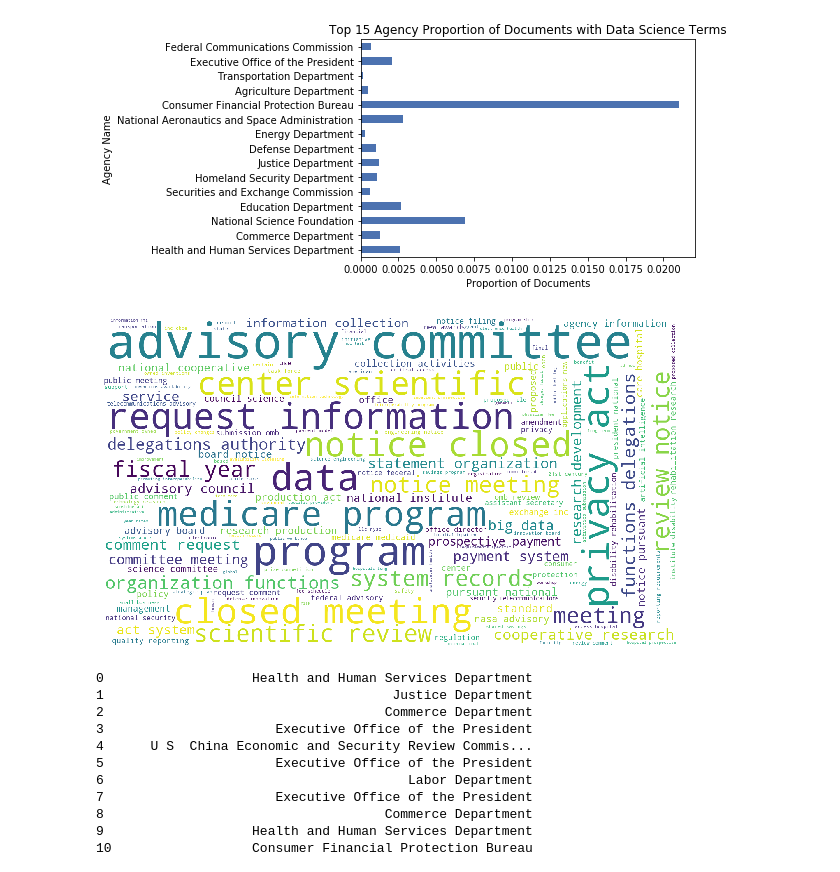
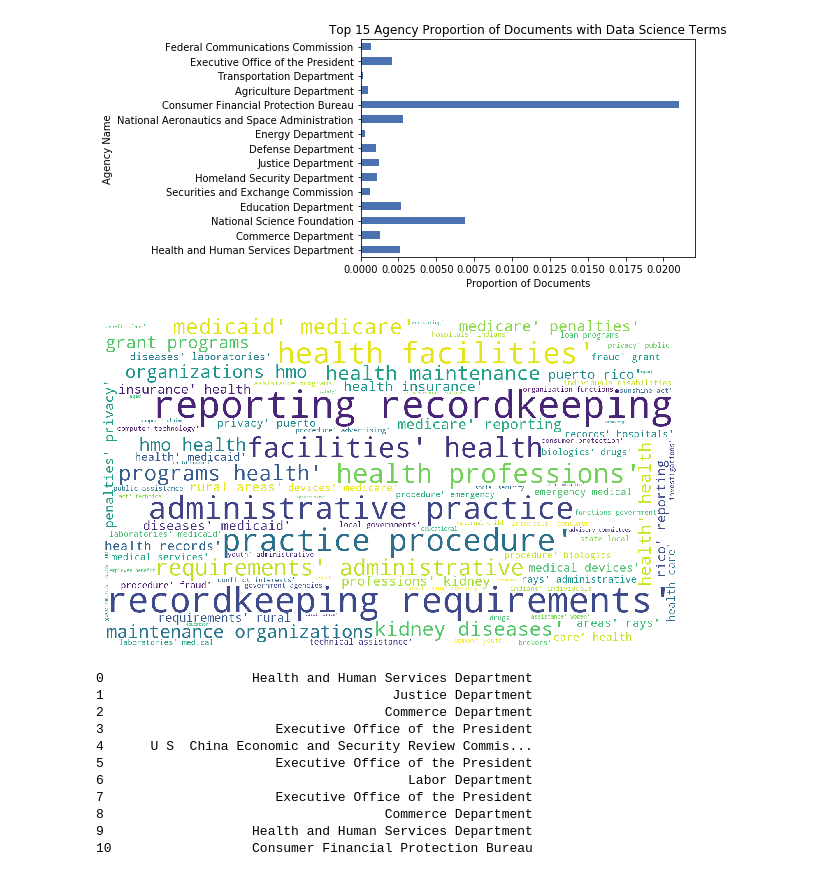
Before and after one commit to JDNantais/FederalRegister_API, a Jupyter notebook: DATA 601 - Federal Register API v2.ipynb, the cells around one changed output. Cells and saved outputs as stored; diff of their text form; code cells hidden in the pictures.

```diff
--- a/DATA 601 - Federal Register API v2.ipynb
+++ b/DATA 601 - Federal Register API v2.ipynb
@@ -430,38 +430,38 @@ comment_words = ' '
 stopwords = set(STOPWORDS)
 
 # iterate through the column
-for val in master_df['title']:
+for val in HHS_df['topics']:
 
     # typecaste each val to string
     val = str(val)
 
     # split the value
     tokens = val.split()
 
     # Converts each token into lowercase
     for i in range(len(tokens)):
         tokens[i] = tokens[i].lower()
 
     for words in tokens:
         comment_words = comment_words + words + ' '
 
 
 wordcloud = WordCloud(width = 1400, height = 800,
                 background_color ='white',
                 stopwords = stopwords,
                 min_font_size = 10).generate(comment_words)
 
 # plot the WordCloud image
 plt.figure(figsize = (8, 8), facecolor = None)
 plt.imshow(wordcloud)
 plt.axis("off")
 plt.tight_layout(pad = 0)
 
-plt.savefig('topics_wordcloud.png', bbox_inches = "tight")
+plt.savefig('HHS_topics_wordcloud.png', bbox_inches = "tight")
 
 plt.show()
 # %% [output]
-[figure, old version]
+[figure, new version]
 # %%
 master_df['agency_main']
 # %% [output]
```
Also changed, not shown: parts of 10 cells of this notebook, 7 other files.
